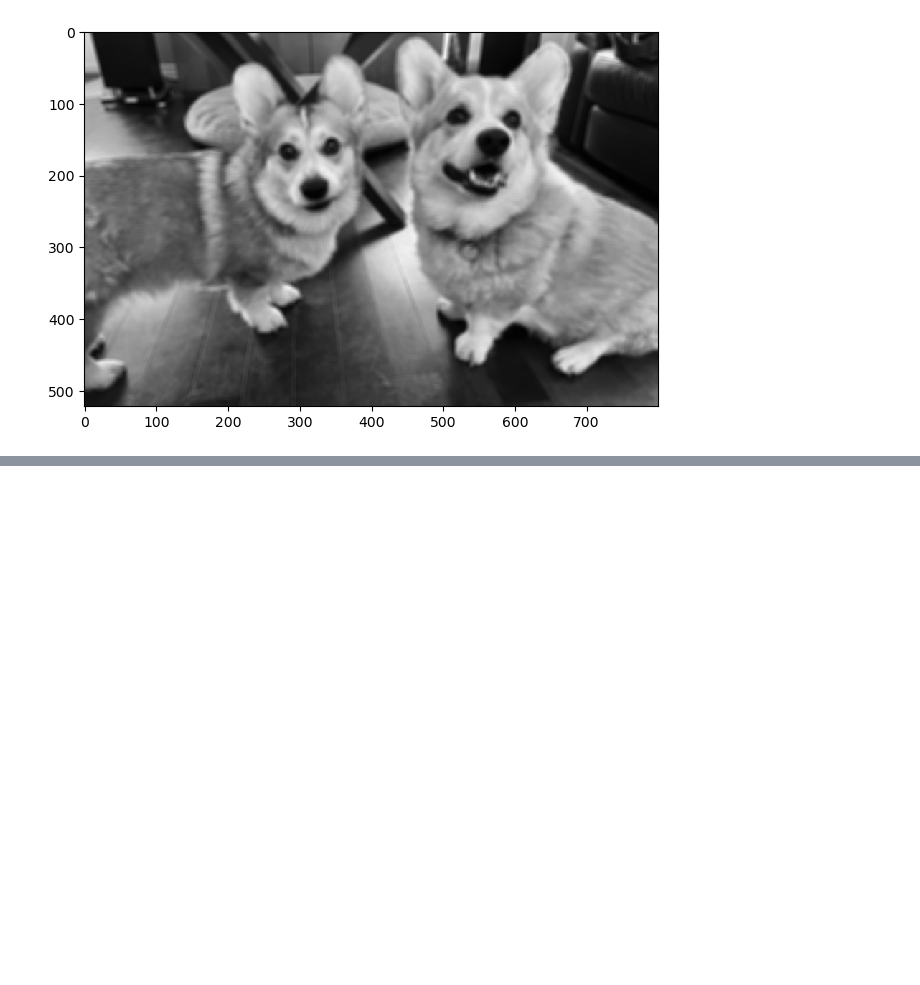
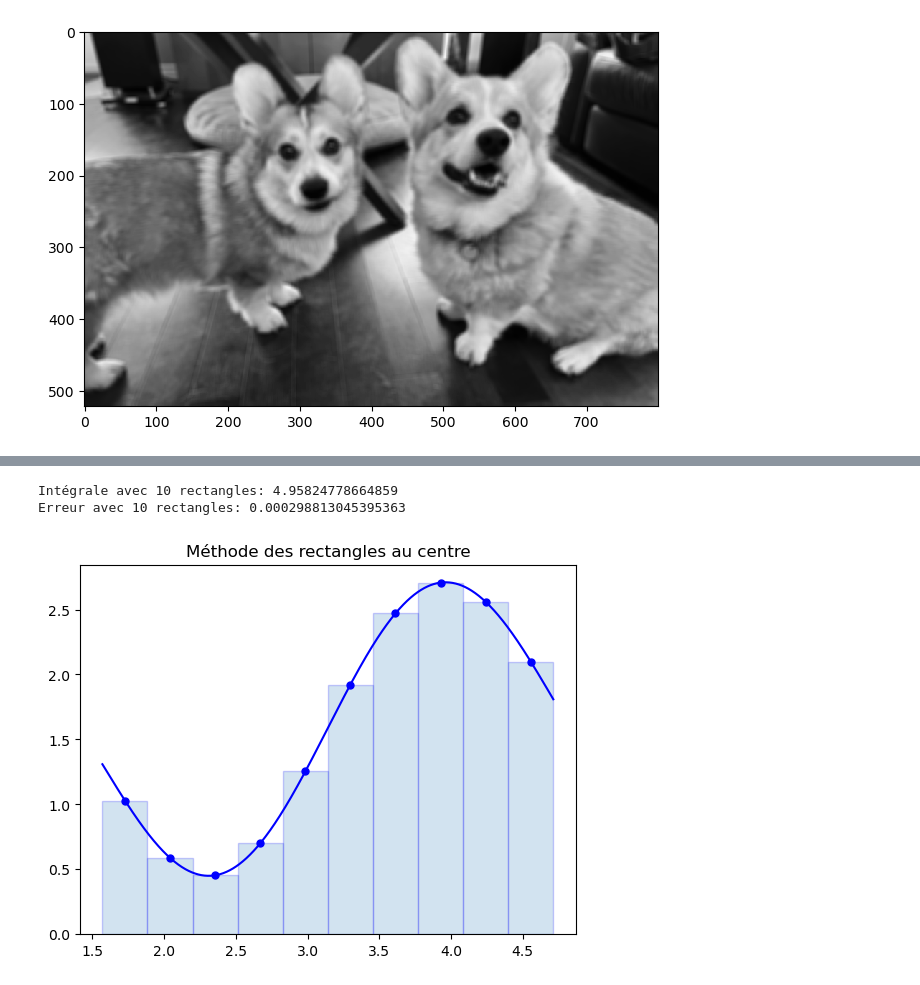
Before and after one commit to Zach3292/Calcul3, a Jupyter notebook: Note de cours.ipynb, the cells around one changed output, grey strips where cells are left out. Saved outputs shown, nothing was run; the diff lists cells and outputs as text; code cells hidden in the pictures; blank space fills up the shorter version.

```diff
--- a/Note de cours.ipynb
+++ b/Note de cours.ipynb
@@ -697,0 +720,34 @@ ski.show()
+# %%
+import numpy as np
+import matplotlib.pyplot as plt
+
+f = lambda x: np.sin(0.2*x) + np.sin(2*x) + 1
+primitive = lambda x: -5 * np.cos(0.2*x) + 0.5 * np.sin(2*x) + x
+
+a = np.pi /2
+b = 3 * np.pi / 2
+n = 10
+dx = (b - a) / n
+
+X = np.linspace(a, b, 1000)
+Y = f(X)
+
+x = np.linspace(a, b, n + 1)
+
+x_centre = (x[:-1] + x[1:])/2
+y_centre = f(x_centre)
+
+integrale = np.sum(y_centre) * dx
+print("Intégrale avec", n, "rectangles:", integrale)
+erreur = np.abs(integrale - primitive(b) + primitive(a))
+print("Erreur avec", n, "rectangles:", erreur)
+
+plt.plot(X, Y, 'b')
+plt.plot(x_centre, y_centre, 'b.', markersize = 10)
+plt.bar(x_centre, y_centre, width = dx, align = 'center', edgecolor = 'b', alpha = 0.2)
+plt.title('Méthode des rectangles au centre')
+plt.show()
+# %% [output]
+Intégrale avec 10 rectangles: 4.95824778664859
+Erreur avec 10 rectangles: 0.000298813045395363
+[figure, added]
```
Also changed, not shown: parts of 3 cells of this notebook.
